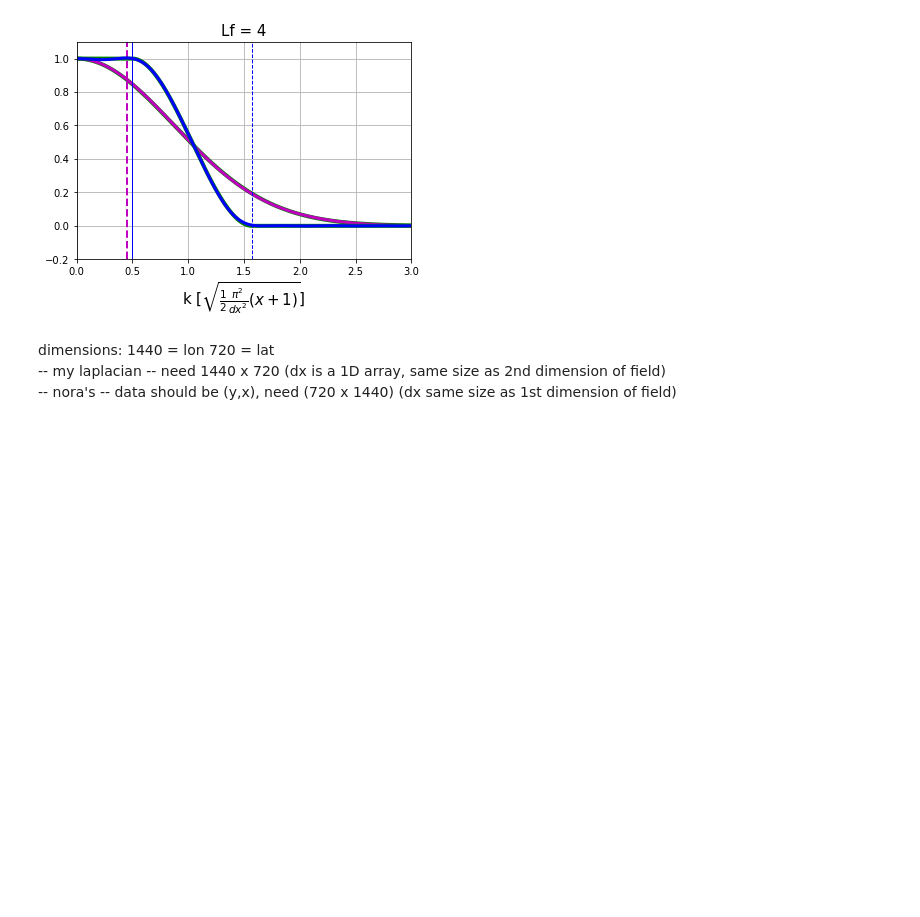
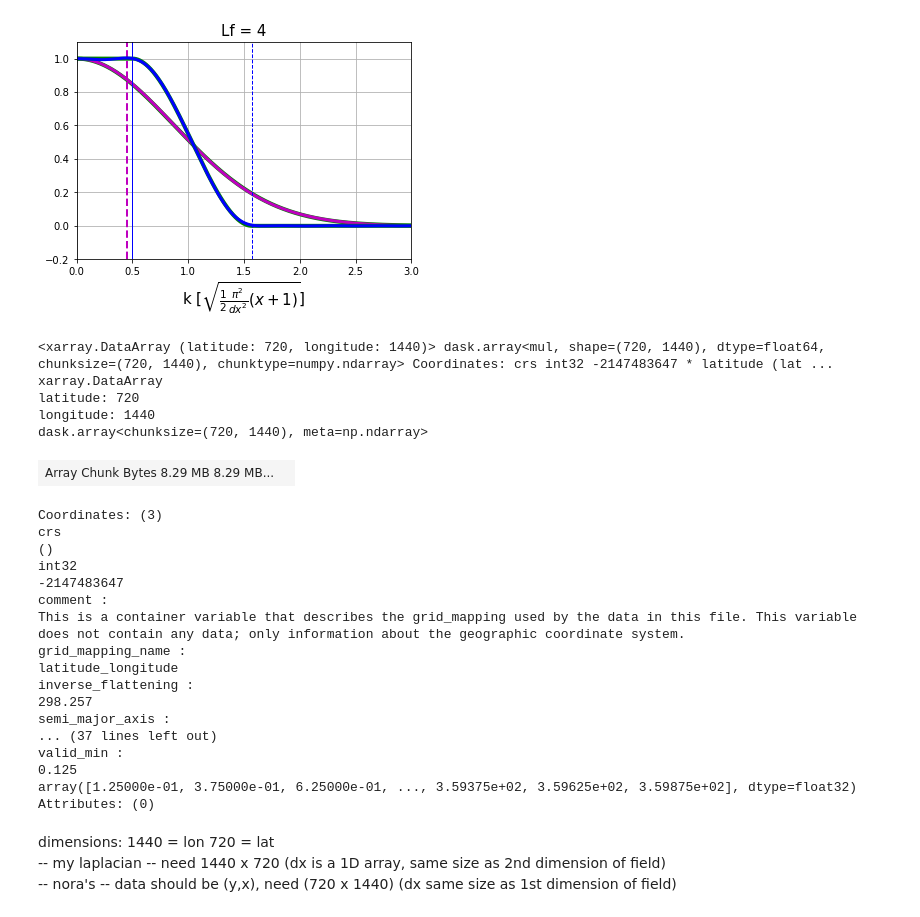
Before and after one commit to ocean-eddy-cpt/WP1T2-2D-EKE-Analysis, a Jupyter notebook: aviso_filter.ipynb, the cells around one changed output. Drawn from its saved outputs; the diff is of its cells as text; code cells hidden in the pictures; blank space fills up the shorter version.

Commit message:
updated context and application of filter to gridded aviso data

```diff
--- a/aviso_filter.ipynb
+++ b/aviso_filter.ipynb
@@ -230,7 +208,7 @@ Taper, # Laplacian steps: 22; # Biharmonic steps: 2
 # time indices from which to generate 5-day average
 select_index = 8040  # Jan 6 2015
 select_index = 6168  # Nov 21 2009
-
+ke_og = 0.5*(ds['ugos'][select_index:select_index+6].mean(axis=0)**2 + ds['vgos'][select_index:select_index+6].mean(axis=0)**2)
 # test = ds['ugos'][select_index].data
 # test = test[None, :, :]
 # Nx = len(test[0, 1, :])
@@ -239,6 +217,32 @@ select_index = 6168  # Nov 21 2009
 # landMask[np.isnan(np.transpose(test[0, :, :]))] = 1
 # landMask[np.transpose(test[0, :, :] == 0)] = 1
 # landMask = np.transpose(landMask)
+# %%
+ke_og
+# %% [output]
+<xarray.DataArray (latitude: 720, longitude: 1440)> dask.array<mul, shape=(720, 1440), dtype=float64, chunksize=(720, 1440), chunktype=numpy.ndarray> Coordinates: crs int32 -2147483647 * latitude (lat ...
+xarray.DataArray
+latitude: 720
+longitude: 1440
+dask.array<chunksize=(720, 1440), meta=np.ndarray>
+| Array Chunk Bytes 8.29 MB 8.29 MB... |  |
+Coordinates: (3)
+crs
+()
+int32
+-2147483647
+comment :
+This is a container variable that describes the grid_mapping used by the data in this file. This variable does not contain any data; only information about the geographic coordinate system.
+grid_mapping_name :
+latitude_longitude
+inverse_flattening :
+298.257
+semi_major_axis :
+... (37 lines left out)
+valid_min :
+0.125
+array([1.25000e-01, 3.75000e-01, 6.25000e-01, ..., 3.59375e+02, 3.59625e+02, 3.59875e+02], dtype=float32)
+Attributes: (0)
 # %% [markdown]
 dimensions:
 1440 = lon
```
Also changed, not shown: parts of 4 cells of this notebook, 2 other files.
